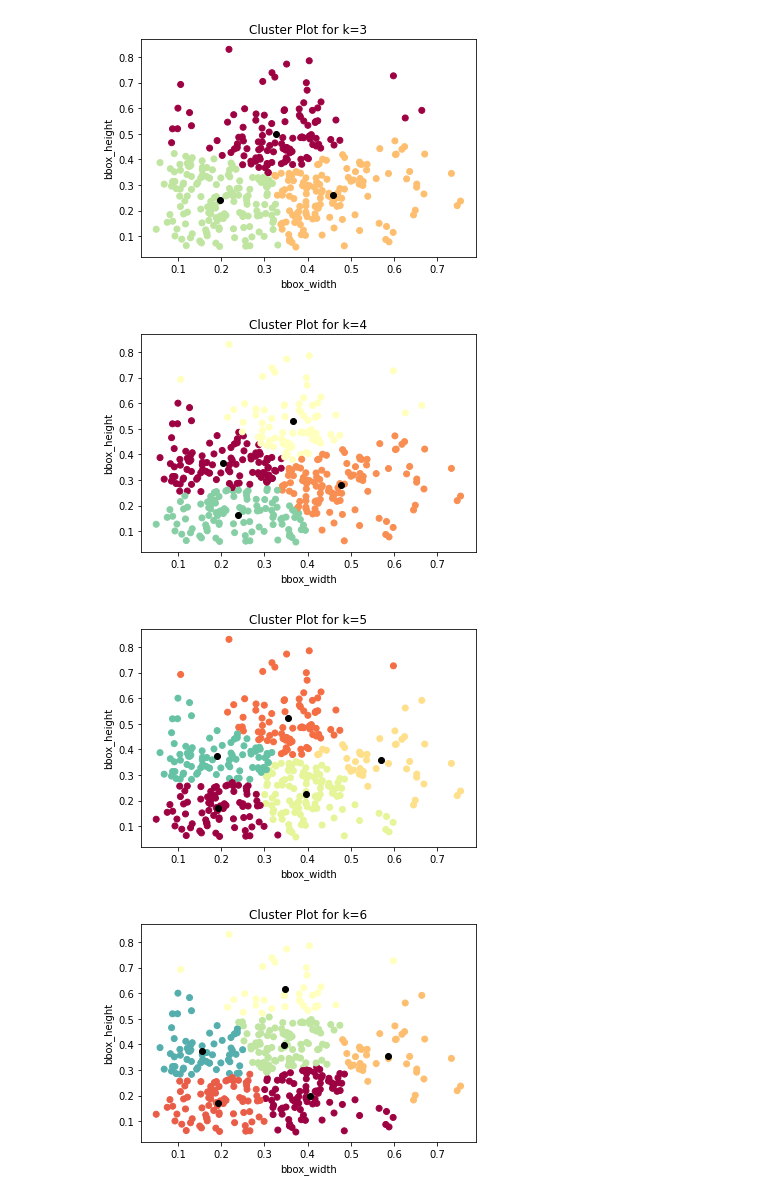
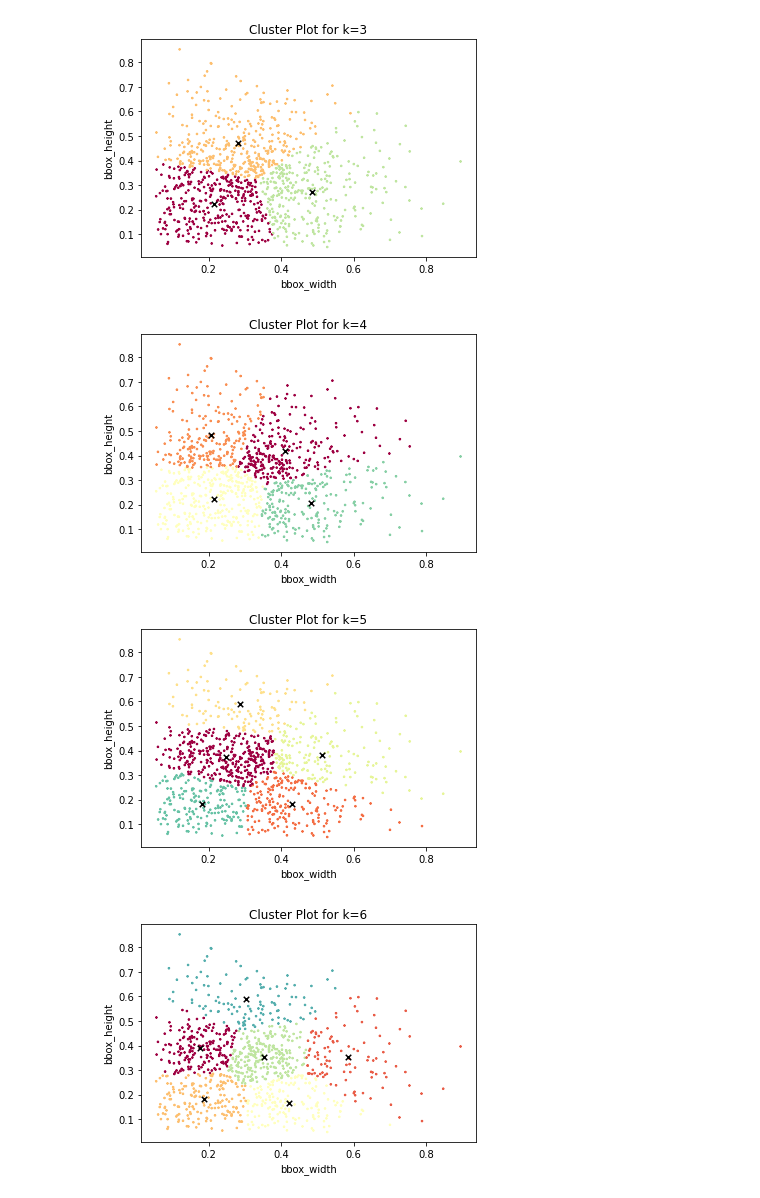
Before and after one commit to RajamannarAanjaram/EVA-6, a Jupyter notebook: assignment_10/part_b/Assignment-B.ipynb, the cells around one changed output. Cells and saved outputs as stored; diff of their text form; code cells hidden in the pictures.

Commit message:
added anchor box code

```diff
--- a/assignment_10/part_b/Assignment-B.ipynb
+++ b/assignment_10/part_b/Assignment-B.ipynb
@@ -21,7 +16,10 @@ data = data.astype(dtype=np.int64)
 # %%
+data = pd.DataFrame(datarestructure(columns,dataList=lines))
+data = data.astype(dtype=np.int64)
 data['n_height'] = [x/x for x in data.height]
 data['n_width'] = [x/x for x in data.width]
 data['n_x'] = [x/y for x,y in zip(data.x,data.width)]
 data['n_y'] = [x/y for x,y in zip(data.y,data.height)]
 data['n_bbox_width'] = [x/y for x,y in zip(data.bbox_width,data.width)]
 data['n_bbox_height'] = [x/y for x,y in zip(data.bbox_height,data.height)]
+data['class'] = data['id'].map(get_class)
@@ -28,5 +54,11 @@ data['n_bbox_height'] = [x/y for x,y in zip(data.bbox_height,data.height)]
 # %%
-check = data.sample(400,axis=0)
+check = data.sample(1000,axis=0)
 X = check[['n_bbox_width','n_bbox_height']].reset_index()
 X = X.drop(columns=['index'])
 final_X= check[['n_bbox_width','n_bbox_height']].reset_index().drop(columns=['index'])
+# %%
+kmeans = KMeans(n_clusters=6, init='k-means++', max_iter=300, n_init=10, random_state=0)
+pred_y = kmeans.fit_predict(X)
+plt.scatter(X['n_bbox_width'], X['n_bbox_height'],s=3)
+plt.scatter(kmeans.cluster_centers_[:, 0], kmeans.cluster_centers_[:, 1], s=100, c='black',marker='x')
+plt.show()
@@ -34,40 +68,50 @@ final_X= check[['n_bbox_width','n_bbox_height']].reset_index().drop(columns=['in
 ## final_X is for getting cluster values
 ## X is used for appending anchor box, bb_h_m and bb_w_m
 centroid_ls = []
+sse= []
+clusters=[]
 for anchor in np.arange(3,7):
+    clusters.append(anchor)
     kmeans = KMeans(n_clusters=anchor, init='k-means++', max_iter=300, n_init=10, random_state=40)
     pred_y = kmeans.fit_predict(final_X)
     centroid = kmeans.cluster_centers_
+    sse.append(kmeans.inertia_)
     cnt =0
     centroid_dict = {}
     centroid_df = pd.DataFrame()
     for i in centroid:
         cnt +=1
         name = '{}'.format(cnt)
         centroid_df[name] = list(1/(abs(X['n_bbox_width'] - i[0])*abs(X['n_bbox_height'] - i[1])))
         centroid_dict[name] = i
 
     centroid_ls.append(centroid_dict)
     ## Anchor Box Number
     X['AnchorBox#'] = centroid_df.idxmax(axis=1)
+
     cmap = plt.cm.get_cmap('Spectral')
-    plt.scatter(X['n_bbox_width'], X['n_bbox_height'],
-                c=[cmap(float(i)/len(kmeans.cluster_centers_)) for i in kmeans.labels_],cmap='Spectral')
-    plt.scatter(kmeans.cluster_centers_[:,0] ,kmeans.cluster_centers_[:,1], color='black')
+    plt.scatter(X['n_bbox_width'], X['n_bbox_height'],s=3,alpha=1,
+                c=[cmap(float(i)/len(kmeans.cluster_centers_)) for i in kmeans.labels_],
+                cmap='Spectral',marker='x')
+
+    plt.scatter(kmeans.cluster_centers_[:,0] ,kmeans.cluster_centers_[:,1],
+                color='black',s=30,marker='x')
+
     plt.title('Cluster Plot for k={}'.format(anchor))
     plt.xlabel('bbox_width')
     plt.ylabel('bbox_height')
     plt.show()
+
     width_mul =[]
     height_mul=[]
     for _,i in enumerate(X['AnchorBox#']):
         width_mul.append(centroid_dict[i][0]*X['n_bbox_width'][_])
         height_mul.append(centroid_dict[i][1]*X['n_bbox_height'][_])
     X['width_mul'] = width_mul
     X['height_mul'] = height_mul
     X.to_csv('./data/bbanchor_dataset_centroid{}.csv'.format(anchor),index=False)
 # %% [output]
-[figure, old version]
+[figure, new version]
-[figure, old version]
+[figure, new version]
-[figure, old version]
+[figure, new version]
-[figure, old version]
+[figure, new version]
```
Also changed, not shown: parts of 20 cells of this notebook, 6 other files.
